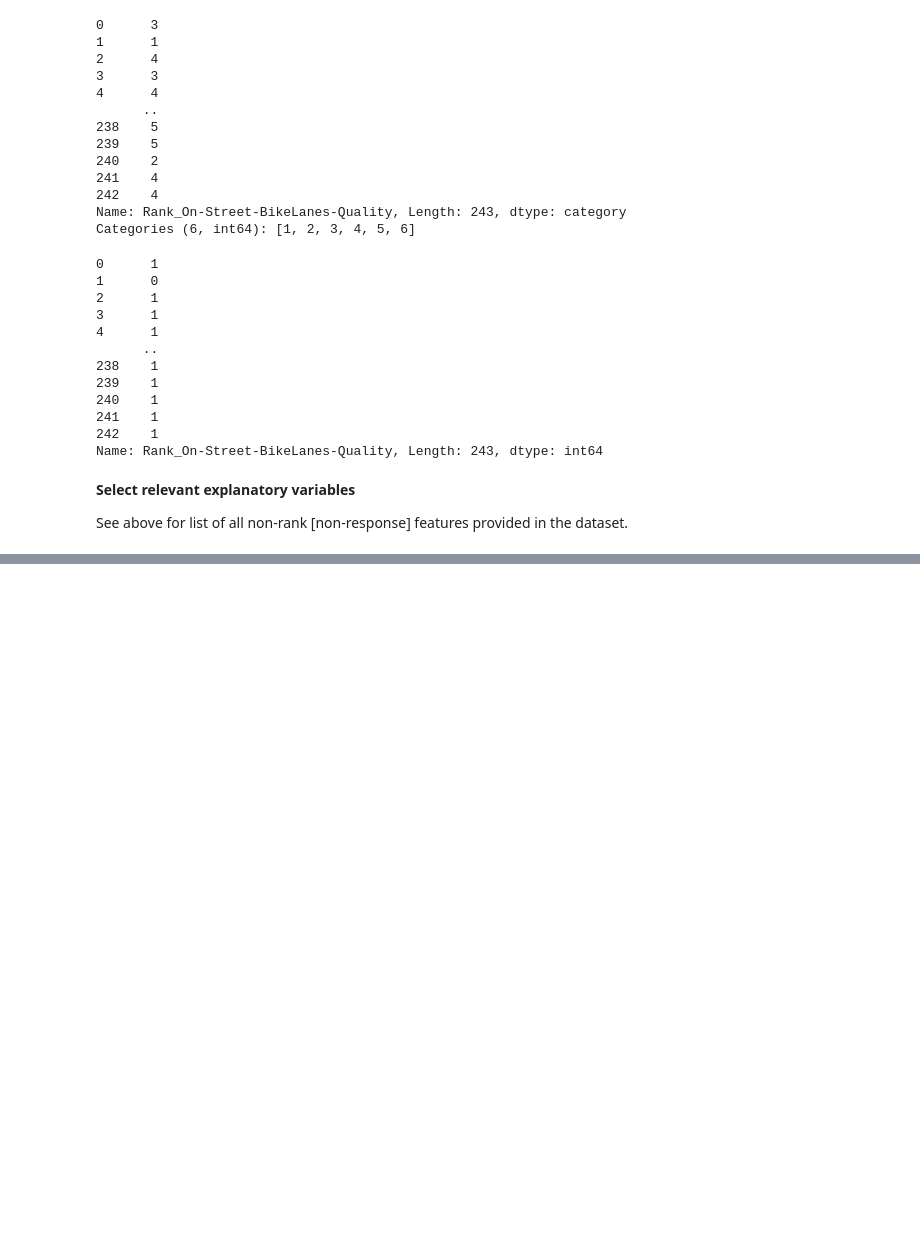
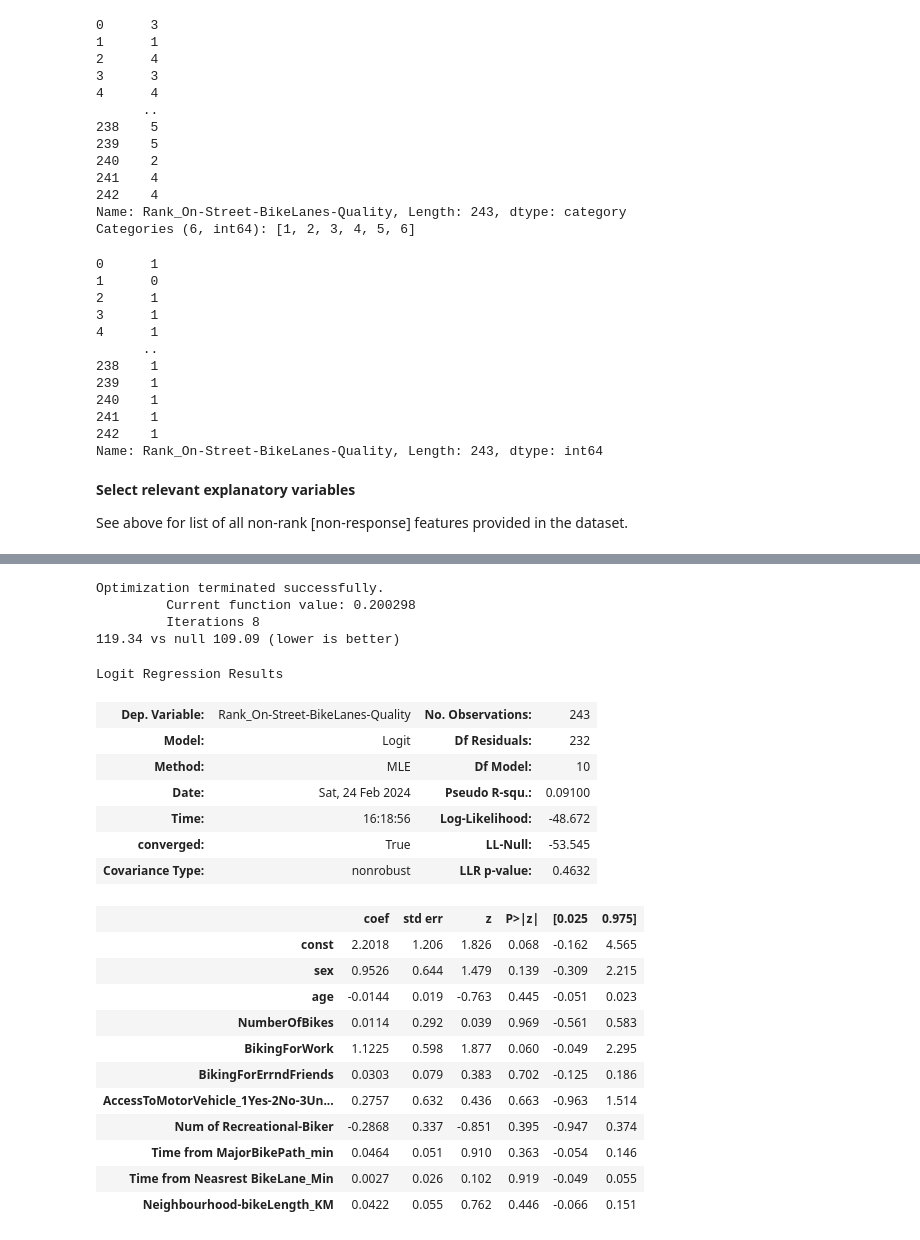
Before and after one commit to tgchen99/CIV1538-Ass1, a Jupyter notebook: CIV1538 - Assignment 1 - Tiggy Chen 1004400784.ipynb, the cells around one changed output, grey strips where cells are left out. Drawn from its saved outputs; the diff is of its cells as text; code cells hidden in the pictures; blank space fills up the shorter version.

Commit message:
Finalize logit model

```diff
--- a/CIV1538 - Assignment 1 - Tiggy Chen 1004400784.ipynb
+++ b/CIV1538 - Assignment 1 - Tiggy Chen 1004400784.ipynb
@@ -409,0 +552,33 @@ See above for list of all non-rank [non-response] features provided in the datas
+# %%
+logit_mod = smd.Logit(y_logit_gt1,
+                      add_constant(df_proc[all_vars], has_constant='add')
+                     )
+logit_res = logit_mod.fit()
+
+print(f"{logit_res.aic:.2f} vs null {logit_null_aic:.2f} (lower is better)")
+logit_res.summary()
+# %% [output]
+Optimization terminated successfully.
+         Current function value: 0.200298
+         Iterations 8
+119.34 vs null 109.09 (lower is better)
+Logit Regression Results
+| Dep. Variable: | Rank_On-Street-BikeLanes-Quality | No. Observations: | 243 |
+| Model: | Logit | Df Residuals: | 232 |
+| Method: | MLE | Df Model: | 10 |
+| Date: | Sat, 24 Feb 2024 | Pseudo R-squ.: | 0.09100 |
+| Time: | 16:18:56 | Log-Likelihood: | -48.672 |
+| converged: | True | LL-Null: | -53.545 |
+| Covariance Type: | nonrobust | LLR p-value: | 0.4632 |
+|  | coef | std err | z | P>|z| | [0.025 | 0.975] |
+| const | 2.2018 | 1.206 | 1.826 | 0.068 | -0.162 | 4.565 |
+| sex | 0.9526 | 0.644 | 1.479 | 0.139 | -0.309 | 2.215 |
+| age | -0.0144 | 0.019 | -0.763 | 0.445 | -0.051 | 0.023 |
+| NumberOfBikes | 0.0114 | 0.292 | 0.039 | 0.969 | -0.561 | 0.583 |
+| BikingForWork | 1.1225 | 0.598 | 1.877 | 0.060 | -0.049 | 2.295 |
+| BikingForErrndFriends | 0.0303 | 0.079 | 0.383 | 0.702 | -0.125 | 0.186 |
+| AccessToMotorVehicle_1Yes-2No-3Un... | 0.2757 | 0.632 | 0.436 | 0.663 | -0.963 | 1.514 |
+| Num of Recreational-Biker | -0.2868 | 0.337 | -0.851 | 0.395 | -0.947 | 0.374 |
+| Time from MajorBikePath_min | 0.0464 | 0.051 | 0.910 | 0.363 | -0.054 | 0.146 |
+| Time from Neasrest BikeLane_Min | 0.0027 | 0.026 | 0.102 | 0.919 | -0.049 | 0.055 |
+| Neighbourhood-bikeLength_KM | 0.0422 | 0.055 | 0.762 | 0.446 | -0.066 | 0.151 |
```
Also changed, not shown: parts of 35 cells of this notebook.
